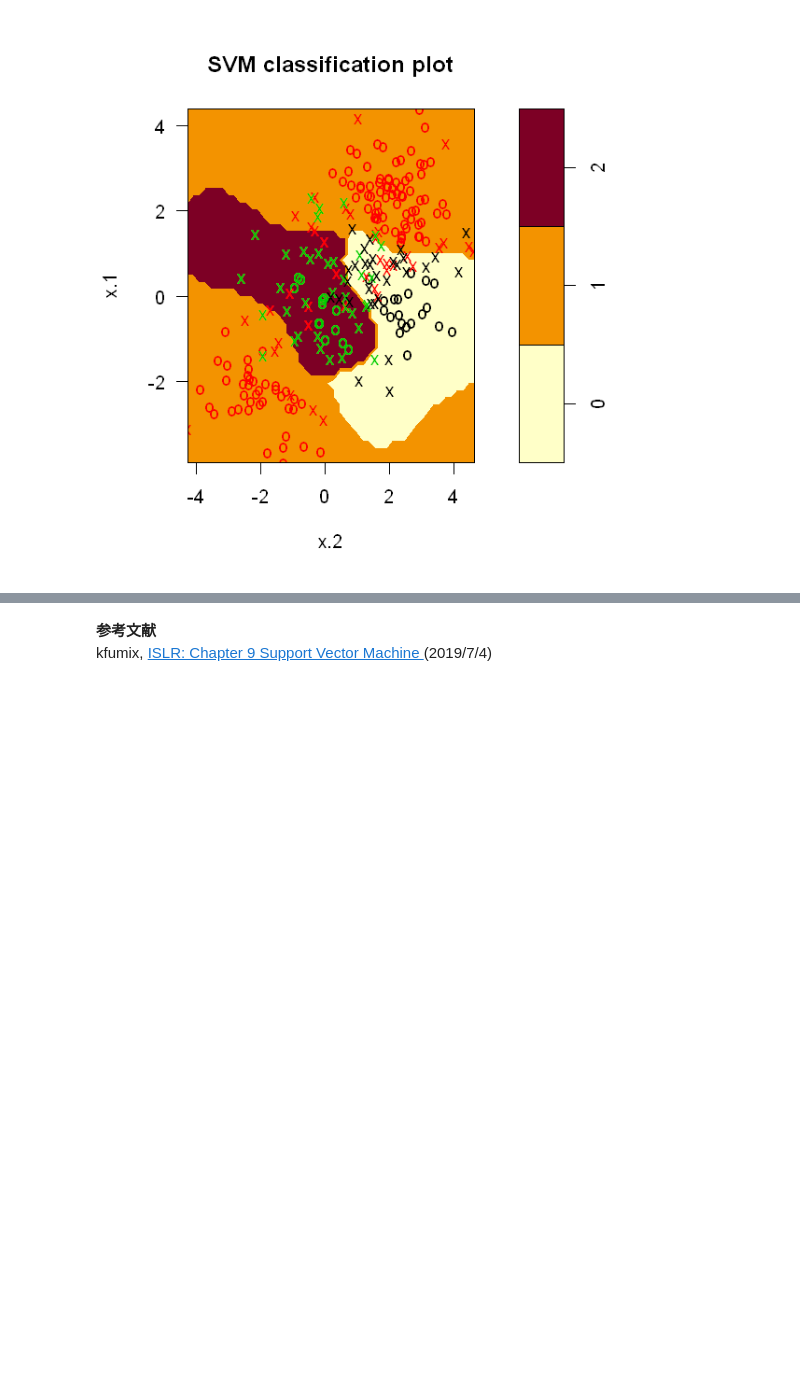
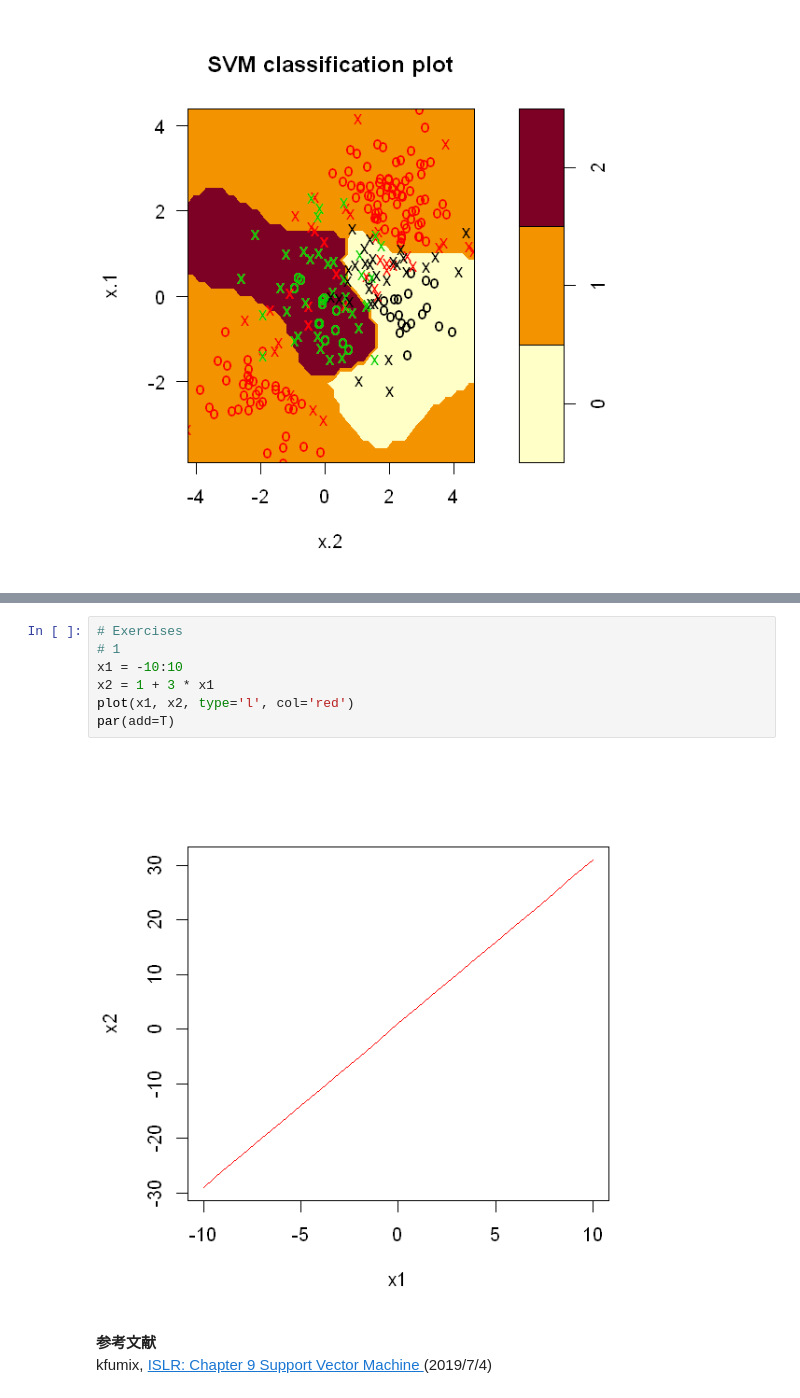
Before and after one commit to yellowmeteor/met_python.github.io, a Jupyter notebook: ISLR/9_Support_Vector_Machines.ipynb, the cells around one changed output, grey strips where cells are left out. Cells and saved outputs as stored; diff of their text form; blank space fills up the shorter version.

```diff
--- a/ISLR/9_Support_Vector_Machines.ipynb
+++ b/ISLR/9_Support_Vector_Machines.ipynb
@@ -408,3 +470,12 @@ plot(svmfit, dat)
+# %%
+# Exercises
+# 1
+x1 = -10:10
+x2 = 1 + 3 * x1
+plot(x1, x2, type='l', col='red')
+par(add=T)
+# %% [output]
+[figure, added]
 # %% [markdown]
 **参考文献**
 kfumix, [ ISLR: Chapter 9 Support Vector Machine ](http://kfumix.hatenablog.com/entry/2017/06/27/002020) (2019/7/4)
```
Also changed, not shown: parts of 7 cells of this notebook.
